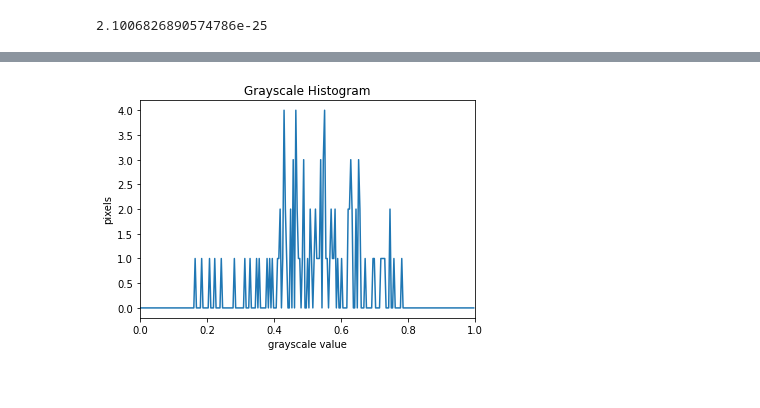
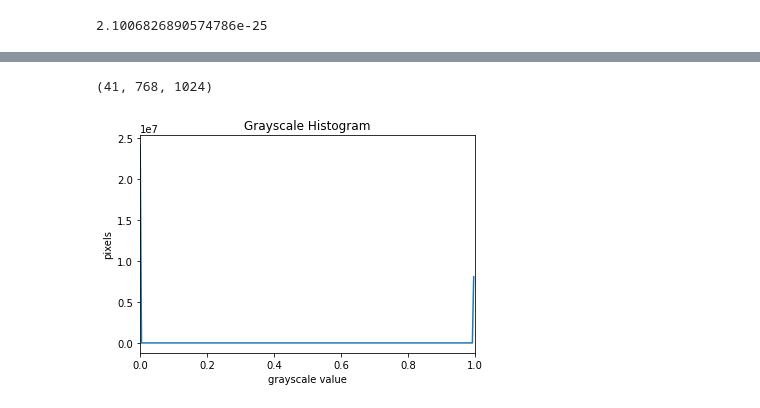
Before and after one commit to ThishenP/puzzle-piece-segmentation, a Jupyter notebook: GMM.ipynb, the cells around one changed output, grey strips where cells are left out. Saved outputs shown, nothing was run; the diff lists cells and outputs as text; code cells hidden in the pictures.

```diff
--- a/GMM.ipynb
+++ b/GMM.ipynb
@@ -20,4 +20,4 @@ msks_flat = msks.reshape(-1)
 # %%
 from sklearn.model_selection import train_test_split
-imgs_train, imgs_test_val, msks_train, msks_test_val = train_test_split(
-    imgs_flat, msks_flat, test_size=0.14, random_state=42)
+imgs_train, imgs_test, msks_train, msks_test = train_test_split(
+    imgs, msks, test_size=0.14, random_state=42)
@@ -42,15 +45,19 @@ imgs_train.shape
+# %%
+msks_train.shape
+# %% [output]
+(41, 768, 1024)
 # %%
-histogram, bin_edges = np.histogram(imgs_train[:,1], bins=256, range=(0, 1))
+histogram, bin_edges = np.histogram(msks_train, bins=256, range=(0, 1))
 plt.figure()
 plt.title("Grayscale Histogram")
 plt.xlabel("grayscale value")
 plt.ylabel("pixels")
 plt.xlim([0.0, 1.0])  # <- named arguments do not work here
 
 plt.plot(bin_edges[0:-1], histogram)  # <- or here
 plt.show()
 # %% [output]
-[figure, old version]
+[figure, new version]
 # %%
 class GMM:
     def __init__(self, K, num_features):
```
Also changed, not shown: parts of 19 cells of this notebook.
